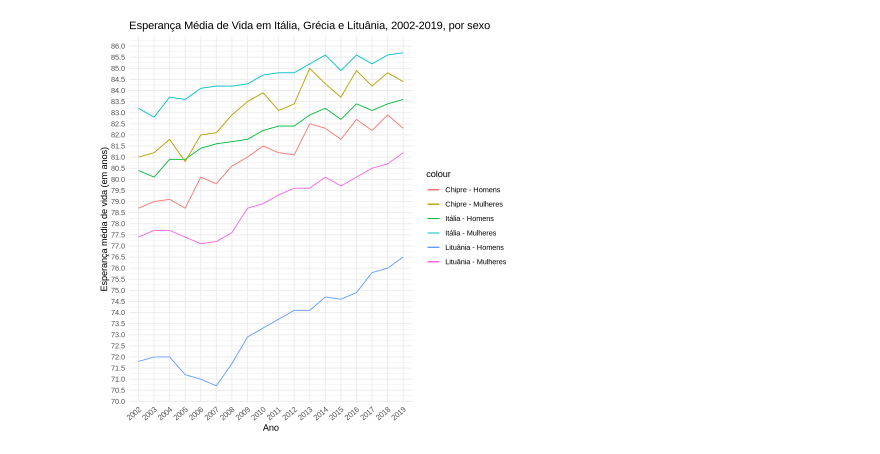
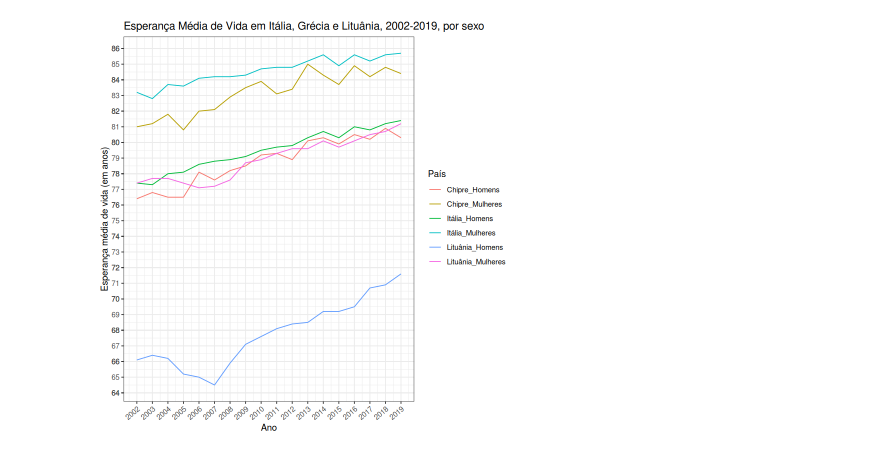
Before and after one commit to randomicecube/statistics-project-r, a Jupyter notebook: exercise-2.ipynb, the cells around one changed output. Cells and saved outputs as stored; diff of their text form; code cells hidden in the pictures.

```diff
--- a/exercise-2.ipynb
+++ b/exercise-2.ipynb
@@ -18,15 +6,20 @@ df <- df[vec, ]
+# %%
+df = read.xlsx("assets/EsperancaVida.xlsx", sheet = 1, rows = seq(9, 73), cols = seq(1, 250))
+df <- data.frame(df, row.names = 1)
+df <- df[, c(42, 54, 56, 76, 88, 90)]
+df <- rename(df, "Itália_Homens" = "IT...Itália.1", "Chipre_Homens" = "CY...Chipre.1", "Lituânia_Homens" = "LT...Lituânia.1")
+df <- rename(df, "Itália_Mulheres" = "IT...Itália.2", "Chipre_Mulheres" = "CY...Chipre.2", "Lituânia_Mulheres" = "LT...Lituânia.2")
+df <- df[as.character(seq(2002, 2019)), ]
+df <- gather(df, key = "País", value = "Esperança_Média_Vida", 1:6)
+df["Ano"] = rep(seq(2002, 2019), 6)
 # %%
-ggplot(df, aes(x = vec, group = 1)) +
-  geom_line(aes(y = Itália_H, color = "Itália - Homens")) +
-  geom_line(aes(y = Chipre_H, color = "Chipre - Homens"))+
-  geom_line(aes(y = Lituânia_H, color = "Lituânia - Homens")) +
-  geom_line(aes(y = Itália_M, color = "Itália - Mulheres")) +
-  geom_line(aes(y = Chipre_M, color = "Chipre - Mulheres"))+
-  geom_line(aes(y = Lituânia_M, color = "Lituânia - Mulheres")) +
+ggplot(df, aes(x = Ano, y = Esperança_Média_Vida, colour = País)) +
+  geom_line() +
   labs(x = "Ano", y = "Esperança média de vida (em anos)") +
   ggtitle("Esperança Média de Vida em Itália, Grécia e Lituânia, 2002-2019, por sexo") +
-  theme_minimal() +
+  theme_bw() +
   theme(axis.text.x = element_text(angle = 40, hjust=1)) +
-  scale_y_continuous(breaks = round(seq(from = 68, to = 90, by = 0.5),0.5))
+  scale_x_continuous(breaks = round(seq(2002, 2019, 1))) +
+  scale_y_continuous(breaks = round(seq(40, 90, 0.5)))
 # %% [output]
-[figure, old version]
+[figure, new version]
```
Also changed, not shown: parts of 2 cells of this notebook, 21 other files.
